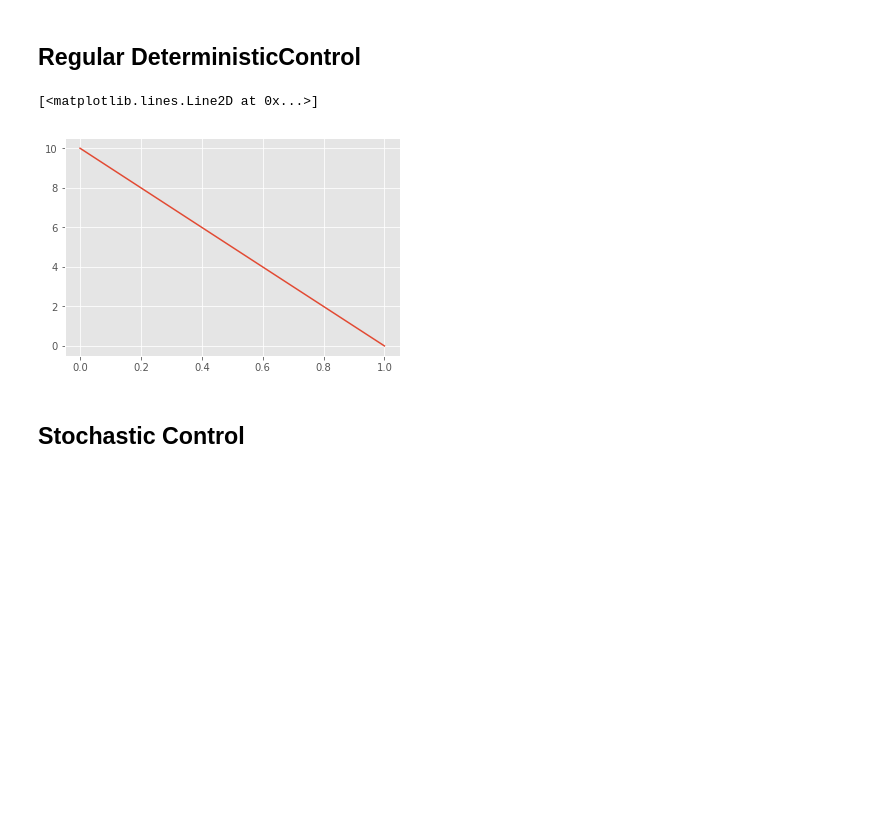
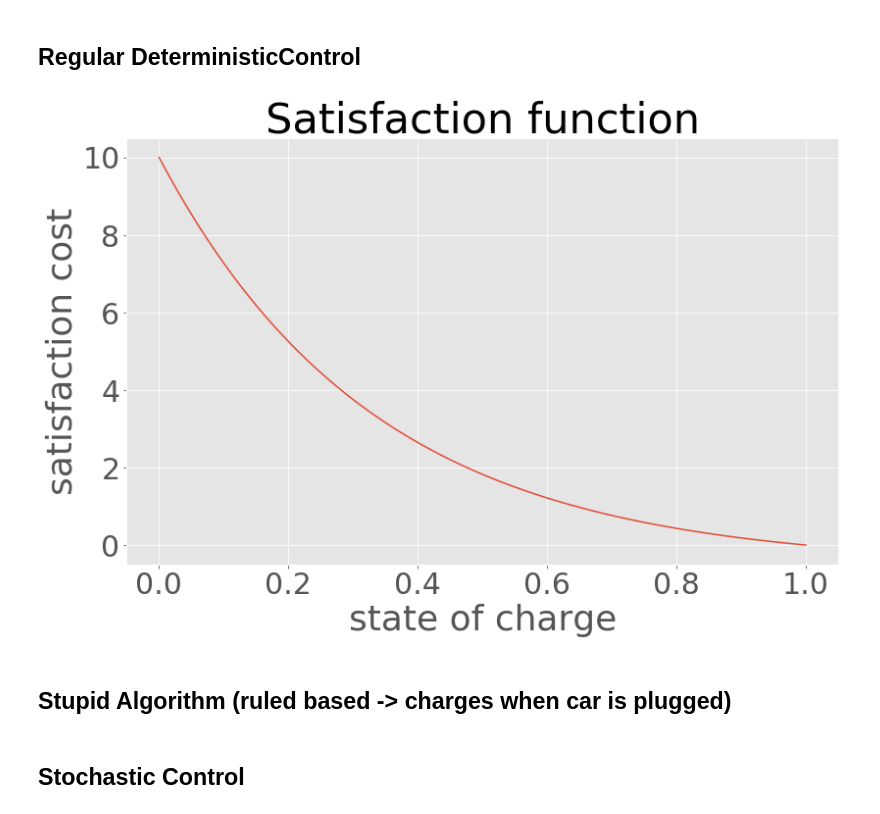
Before and after one commit to mathildebadoual/ev_controller, a Jupyter notebook: ev_controller/ev_controller_mdp_montecarlo.ipynb, the cells around one changed output. Cells and saved outputs as stored; diff of their text form; code cells hidden in the pictures; blank space fills up the shorter version.

```diff
--- a/ev_controller/ev_controller_mdp_montecarlo.ipynb
+++ b/ev_controller/ev_controller_mdp_montecarlo.ipynb
@@ -166,19 +170,23 @@ ns = 10
 
 N = 24
 c = 10
-alpha = 0.003
+alpha = 3
 delta_t = 1
 u_max = 0.3
 U_max = 0.5
 # %%
 def satisfaction_function(x):
     return c * (1 - np.exp(alpha * (1 - x)))/(1 - np.exp(alpha))
 
 x = np.linspace(0, 1, 100)
+plt.figure(figsize=(13, 8))
 plt.plot(x, satisfaction_function(x))
+plt.title('Satisfaction function')
+plt.xlabel('state of charge')
+plt.ylabel('satisfaction cost')
+plt.savefig(PATH_REPORT + 'satisfaction_function.png')
 # %% [output]
-[<matplotlib.lines.Line2D at 0x...>]
-[figure, old version]
+[figure, new version]
 # %%
 def deterministic_control(num_station, ns, c, alpha, u_max, U_max, N):
 
@@ -291,3 +299,5 @@ def simulation(u_star, presence, prices, SOC_shape, SOC_tuple, SOC_grid, num_sta
             else:
                 SOC_sim[i, k+1] = presence[i, k] * SOC_sim[i, k+1]
     return np.sum(J_sim_cost), np.sum(J_sim_sat)
+# %% [markdown]
+## Stupid Algorithm (ruled based -> charges when car is plugged)
```
Also changed, not shown: parts of 10 cells of this notebook, 21 other files.
